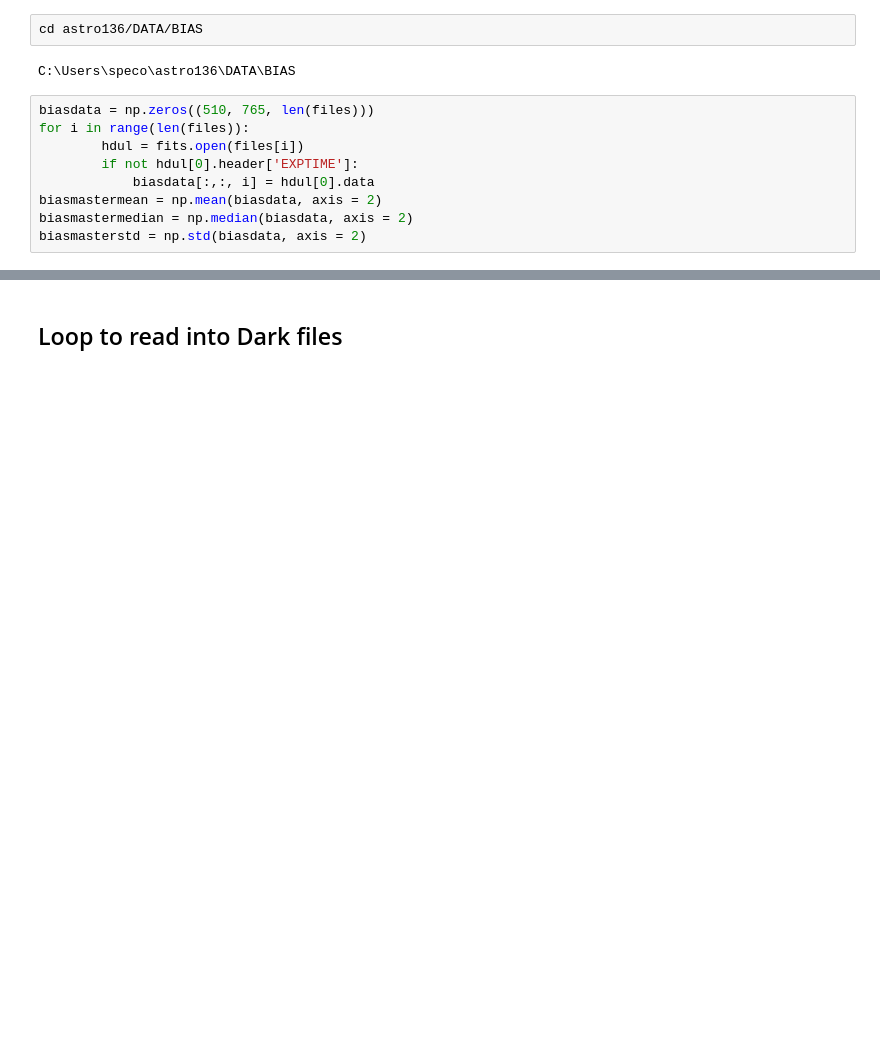
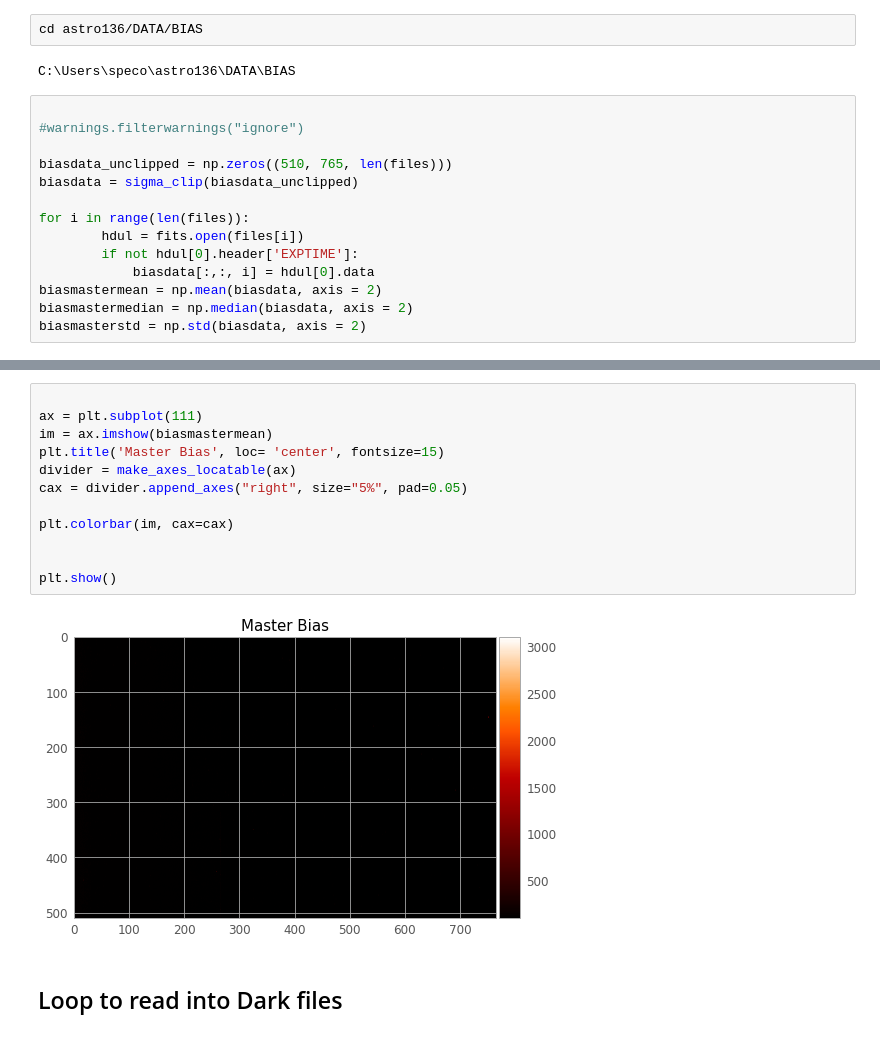
Before and after one commit to spausanc/ASTR-136-Twilight-Sky, a Jupyter notebook: twilight lab (spencer).ipynb, the cells around one changed output, grey strips where cells are left out. Drawn from its saved outputs; the diff is of its cells as text; blank space fills up the shorter version.

Commit message:
updated w error on plots

```diff
--- a/twilight lab (spencer).ipynb
+++ b/twilight lab (spencer).ipynb
@@ -22,7 +26,12 @@ cd astro136/DATA/BIAS
 # %% [output]
 C:\Users\speco\astro136\DATA\BIAS
 # %%
-biasdata = np.zeros((510, 765, len(files)))
+
+#warnings.filterwarnings("ignore")
+
+biasdata_unclipped = np.zeros((510, 765, len(files)))
+biasdata = sigma_clip(biasdata_unclipped)
+
 for i in range(len(files)):
         hdul = fits.open(files[i])
         if not hdul[0].header['EXPTIME']:
@@ -58,3 +74,17 @@ biasdata.shape
+# %%
+
+ax = plt.subplot(111)
+im = ax.imshow(biasmastermean)
+plt.title('Master Bias', loc= 'center', fontsize=15)
+divider = make_axes_locatable(ax)
+cax = divider.append_axes("right", size="5%", pad=0.05)
+
+plt.colorbar(im, cax=cax)
+
+
+plt.show()
+# %% [output]
+[figure, added]
 # %% [markdown]
 ## Loop to read into Dark files
 # %%
```
Also changed, not shown: parts of 34 cells of this notebook.
